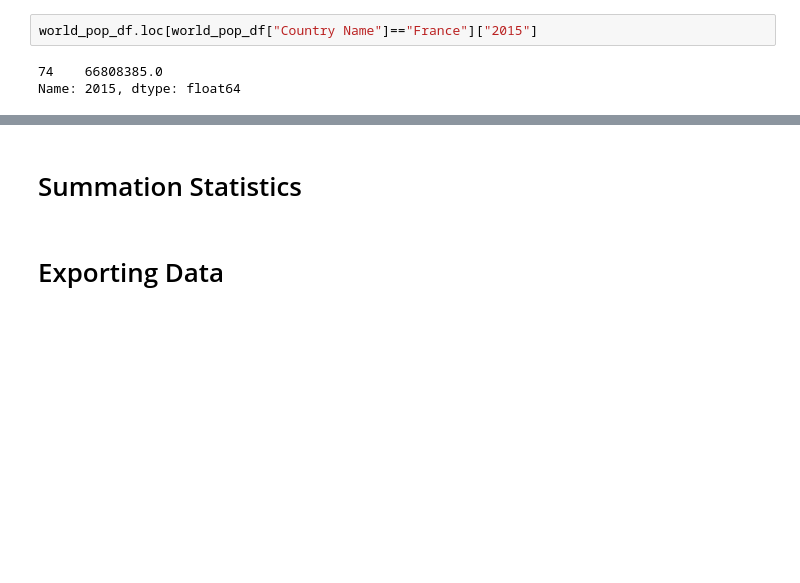
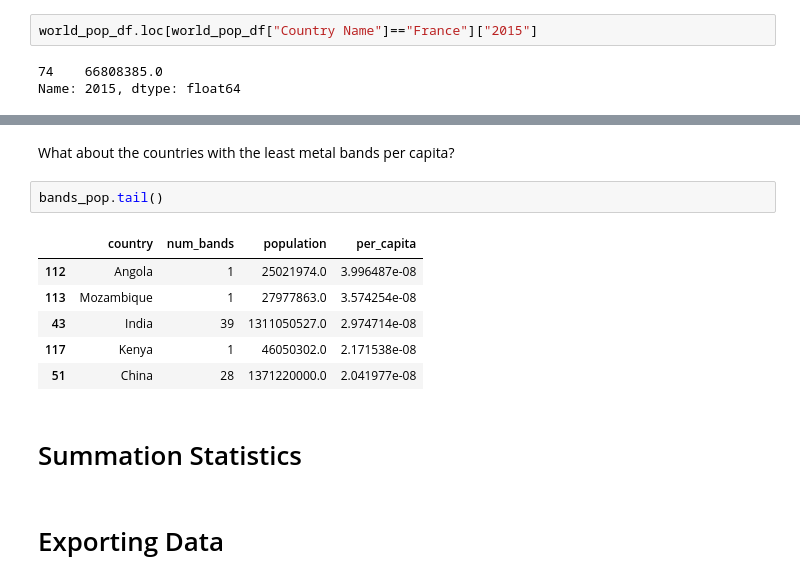
Before and after one commit to orionarcher/metal-bands-by-nation, a Jupyter notebook: PandasWorkshop.ipynb, the cells around one changed output, grey strips where cells are left out. Cells and saved outputs as stored; diff of their text form; blank space fills up the shorter version.

```diff
--- a/PandasWorkshop.ipynb
+++ b/PandasWorkshop.ipynb
@@ -270,3 +329,14 @@ Unknown was weird
+# %% [markdown]
+What about the countries with the least metal bands per capita?
+# %%
+bands_pop.tail()
+# %% [output]
+|  | country | num_bands | population | per_capita |
+| 112 | Angola | 1 | 25021974.0 | 3.996487e-08 |
+| 113 | Mozambique | 1 | 27977863.0 | 3.574254e-08 |
+| 43 | India | 39 | 1311050527.0 | 2.974714e-08 |
+| 117 | Kenya | 1 | 46050302.0 | 2.171538e-08 |
+| 51 | China | 28 | 1371220000.0 | 2.041977e-08 |
 # %% [markdown]
 # Summation Statistics
 # %% [markdown]
```
Also changed, not shown: parts of 27 cells of this notebook.
